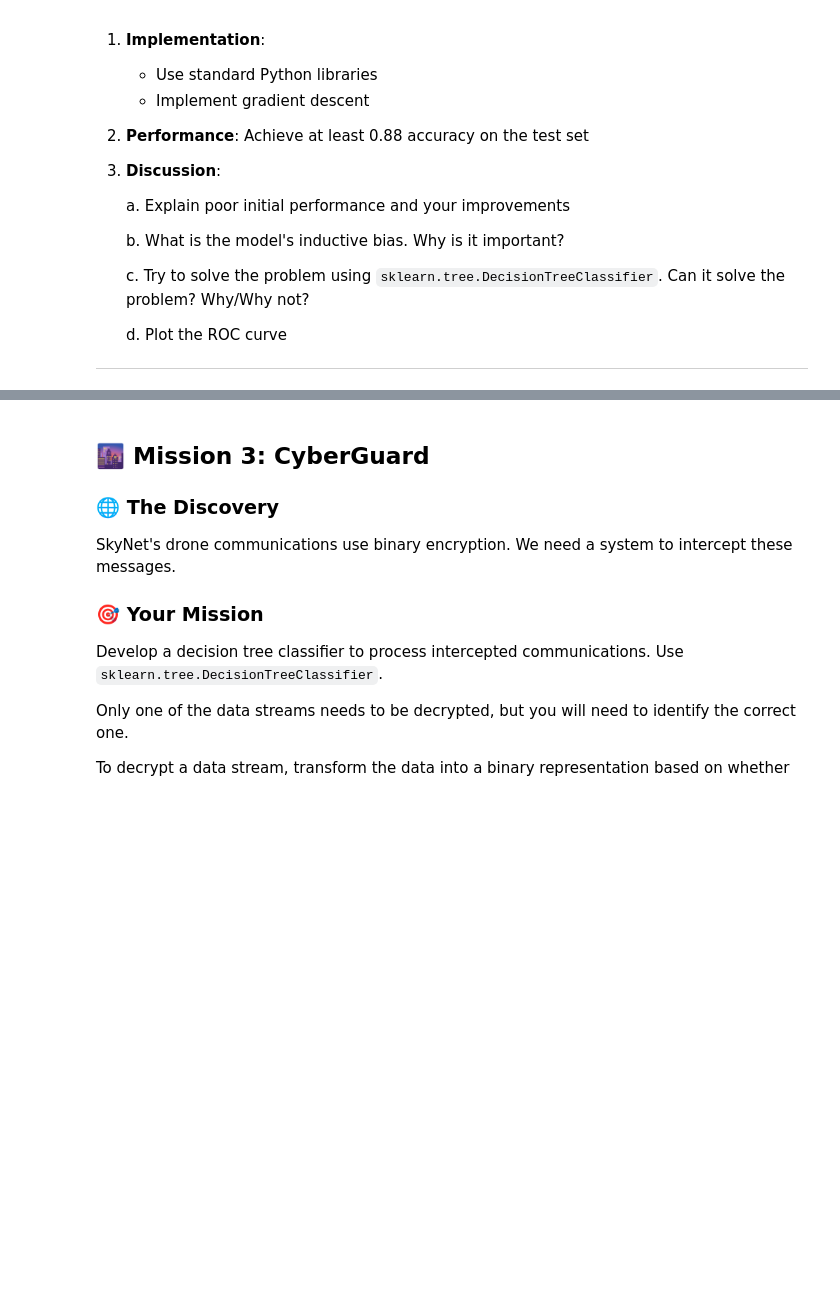
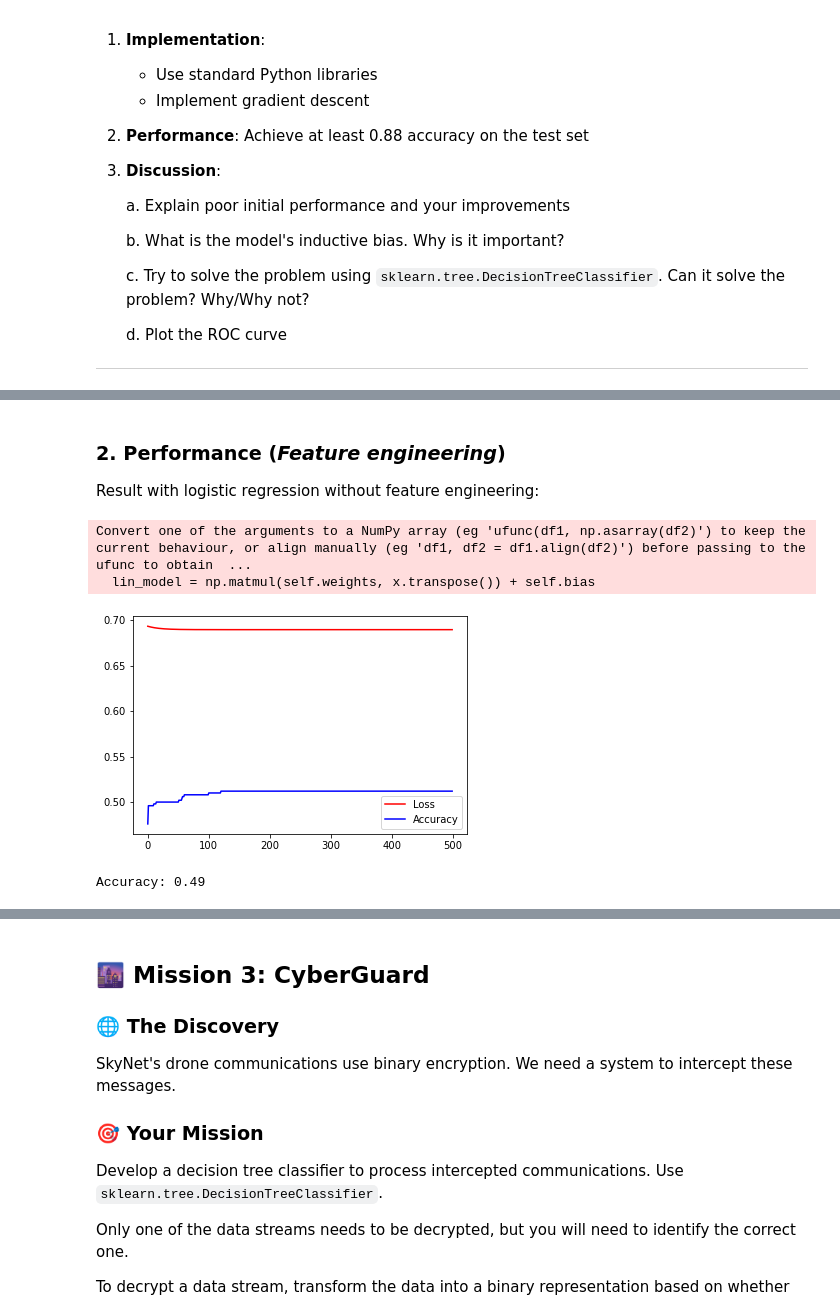
Before and after one commit to jenscaa/TDT4192-Assignments, a Jupyter notebook: Assignment1/Chapter_1.ipynb, the cells around one changed output, grey strips where cells are left out. Drawn from its saved outputs; the diff is of its cells as text; code cells hidden in the pictures; blank space fills up the shorter version.

```diff
--- a/Assignment1/Chapter_1.ipynb
+++ b/Assignment1/Chapter_1.ipynb
@@ -157,3 +197,13 @@ We've intercepted two types of signals that may determine SkyNet's next moves.
 data = pd.read_csv('mission2.csv')
 train = data[data['split'] == 'train']
 test = data[data['split'] == 'test']
+
+# Split the train and test with features and target
+train = train.copy().drop(columns=['split'])
+test = test.copy().drop(columns=['split'])
+
+X_train = train[['x0', 'x1']]
+y_train = train['y']
+
+X_test = test[['x0', 'x1']]
+y_test = test['y']
@@ -159,0 +214,21 @@ test = data[data['split'] == 'test']
+# %% [markdown]
+### 2. Performance (*Feature engineering*)
+
+Result with logistic regression without feature engineering:
+# %%
+lgr = LogisticRegression(learning_rate=0.1, epochs=500)
+lgr.fit(X_train, y_train)
+y_pred = lgr.predict(X_test)
+
+# Plot the loss-accuracy plot
+plt.plot([i for i in range(lgr.epochs)], lgr.losses, c='red', label="Loss")
+plt.plot([i for i in range(lgr.epochs)], lgr.train_accuracies, c='blue', label="Accuracy")
+plt.legend()
+plt.show()
+
+print(f"Accuracy: {lgr.accuracy(y_test, y_pred)}") # Result is not good engough
+# %% [output]
+Convert one of the arguments to a NumPy array (eg 'ufunc(df1, np.asarray(df2)') to keep the current behaviour, or align manually (eg 'df1, df2 = df1.align(df2)') before passing to the ufunc to obtain  ...
+  lin_model = np.matmul(self.weights, x.transpose()) + self.bias
+[figure, added]
+Accuracy: 0.49
```
Also changed, not shown: parts of 14 cells of this notebook, 3 other files.
